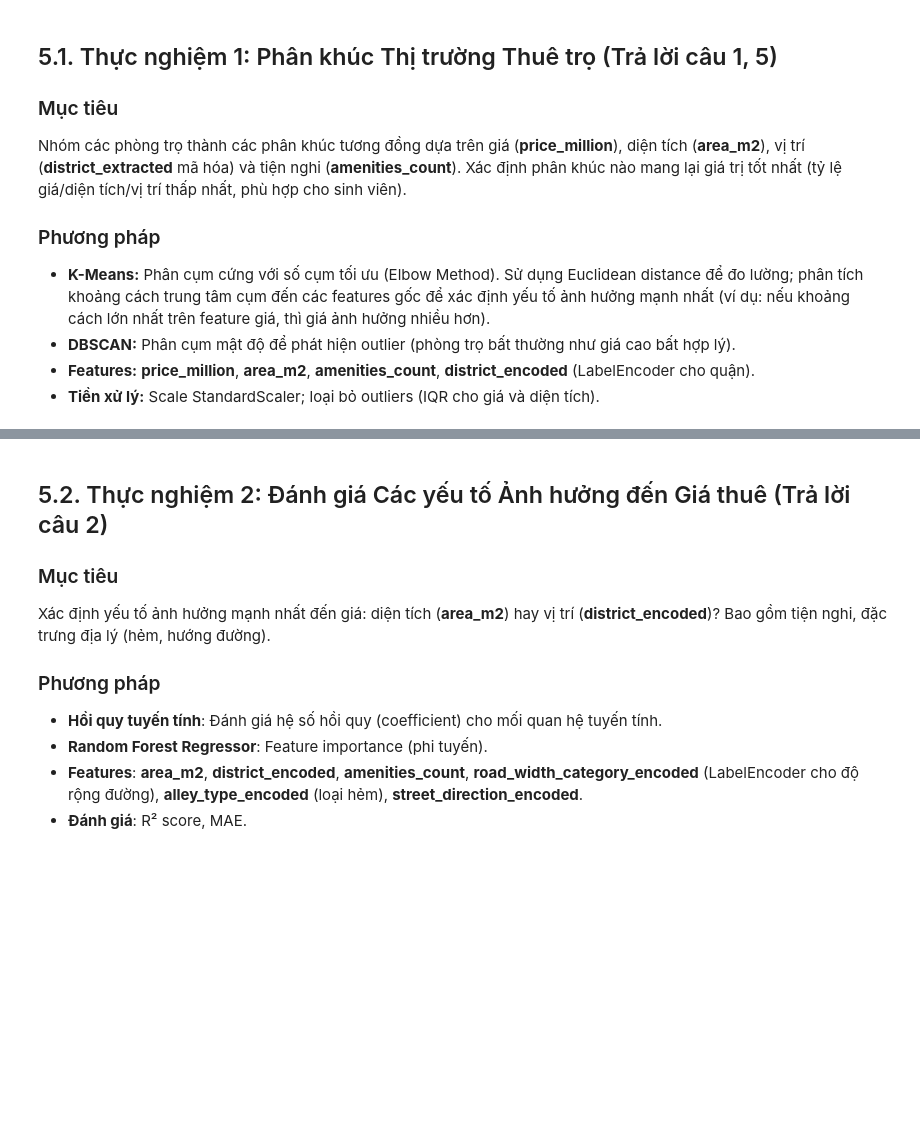
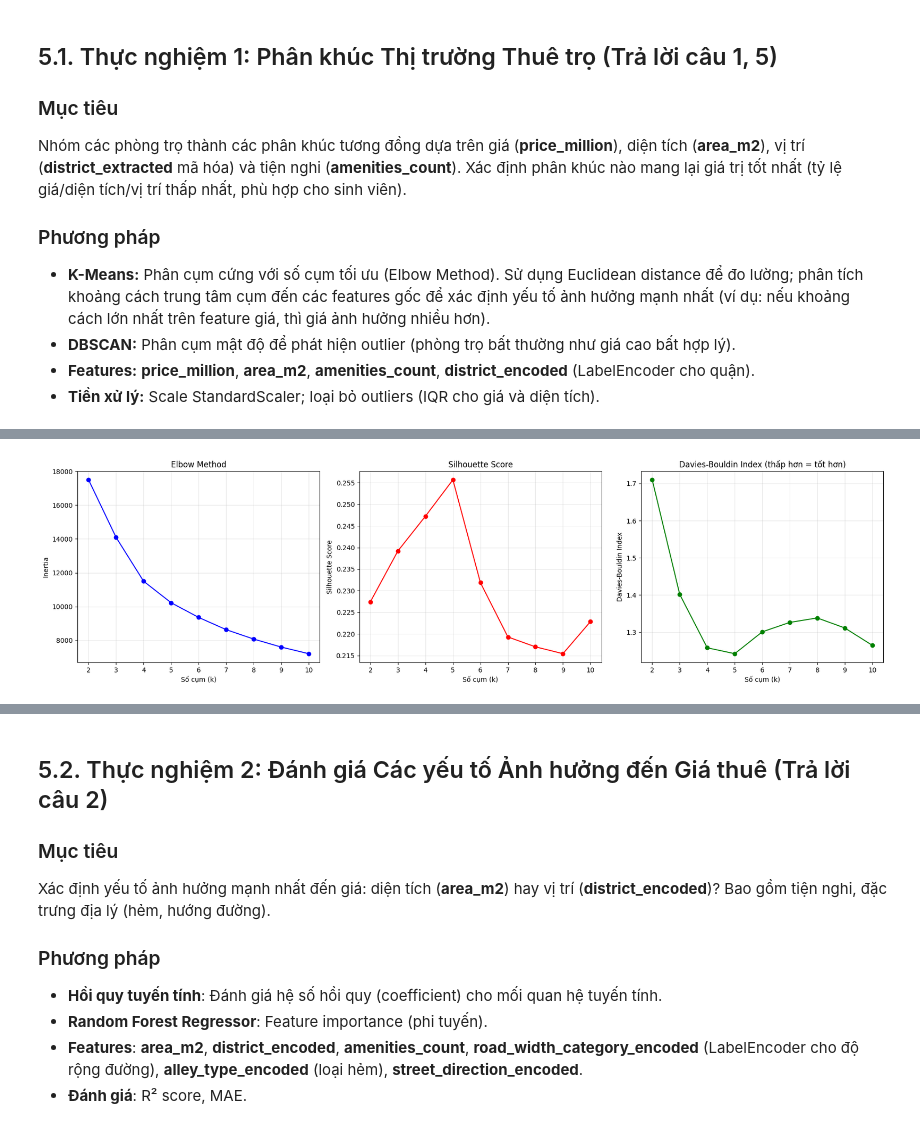
Before and after one commit to nguyenmaivy/DataAnalysis-PTDL, a Jupyter notebook: DE-TAI-CUOI-KHOA/DeTai_NopL2_Nhom7_NguyenHoangMaiVy_3122410490/house-vietnam-eda.ipynb, the cells around one changed output, grey strips where cells are left out. Cells and saved outputs as stored; diff of their text form; code cells hidden in the pictures; blank space fills up the shorter version.

```diff
--- a/DE-TAI-CUOI-KHOA/DeTai_NopL2_Nhom7_NguyenHoangMaiVy_3122410490/house-vietnam-eda.ipynb
+++ b/DE-TAI-CUOI-KHOA/DeTai_NopL2_Nhom7_NguyenHoangMaiVy_3122410490/house-vietnam-eda.ipynb
@@ -1620,0 +1780,29 @@ Với k=4, code sẽ fit ổn định, sẵn sàng cho spread analysis và tóm
+# %%
+# Visualize Elbow và Silhouette
+fig, axes = plt.subplots(1, 3, figsize=(18, 5))
+
+# Elbow plot
+axes[0].plot(K_range, inertias, 'bo-')
+axes[0].set_xlabel('Số cụm (k)')
+axes[0].set_ylabel('Inertia')
+axes[0].set_title('Elbow Method')
+axes[0].grid(True, alpha=0.3)
+
+# Silhouette plot
+axes[1].plot(K_range, sil_scores, 'ro-')
+axes[1].set_xlabel('Số cụm (k)')
+axes[1].set_ylabel('Silhouette Score')
+axes[1].set_title('Silhouette Score')
+axes[1].grid(True, alpha=0.3)
+
+# Davies-Bouldin plot
+axes[2].plot(K_range, db_scores, 'go-')
+axes[2].set_xlabel('Số cụm (k)')
+axes[2].set_ylabel('Davies-Bouldin Index')
+axes[2].set_title('Davies-Bouldin Index (thấp hơn = tốt hơn)')
+axes[2].grid(True, alpha=0.3)
+
+plt.tight_layout()
+plt.show()
+# %% [output]
+[figure, added]
```
Also changed, not shown: parts of 65 cells of this notebook.
